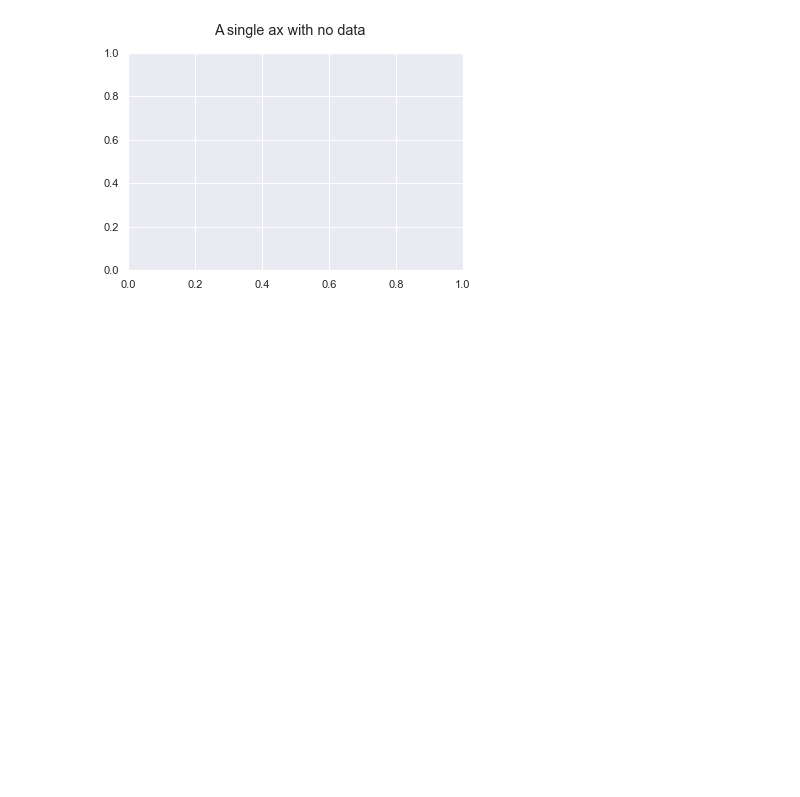
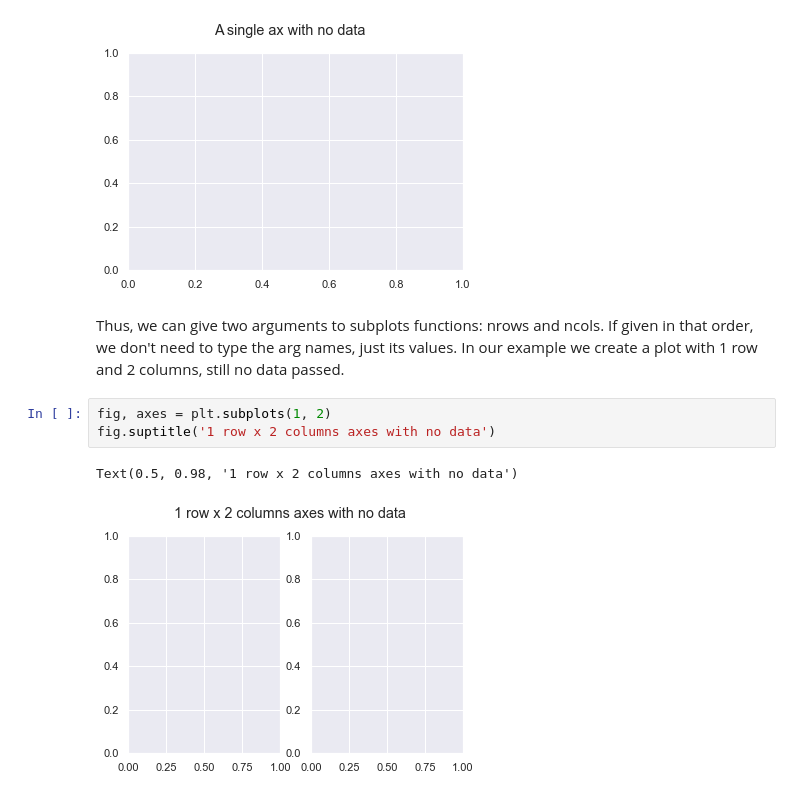
Before and after one commit to thalesbruno/ds-micro-tutorials, a Jupyter notebook: matplotlib-seaborn/subplotting.ipynb, the cells around one changed output. Drawn from its saved outputs; the diff is of its cells as text; blank space fills up the shorter version.

Commit message:
update plotting notebook

```diff
--- a/matplotlib-seaborn/subplotting.ipynb
+++ b/matplotlib-seaborn/subplotting.ipynb
@@ -35,3 +35,11 @@ fig.suptitle('A single ax with no data')
 # %% [output]
 Text(0.5, 0.98, 'A single ax with no data')
 [figure]
+# %% [markdown]
+Thus, we can give two arguments to subplots functions: nrows and ncols. If given in that order, we don't need to type the arg names, just its values. In our example we create a plot with 1 row and 2 columns, still no data passed.
+# %%
+fig, axes = plt.subplots(1, 2)
+fig.suptitle('1 row x 2 columns axes with no data')
+# %% [output]
+Text(0.5, 0.98, '1 row x 2 columns axes with no data')
+[figure, added]
```
Also changed, not shown: parts of 13 cells of this notebook.
